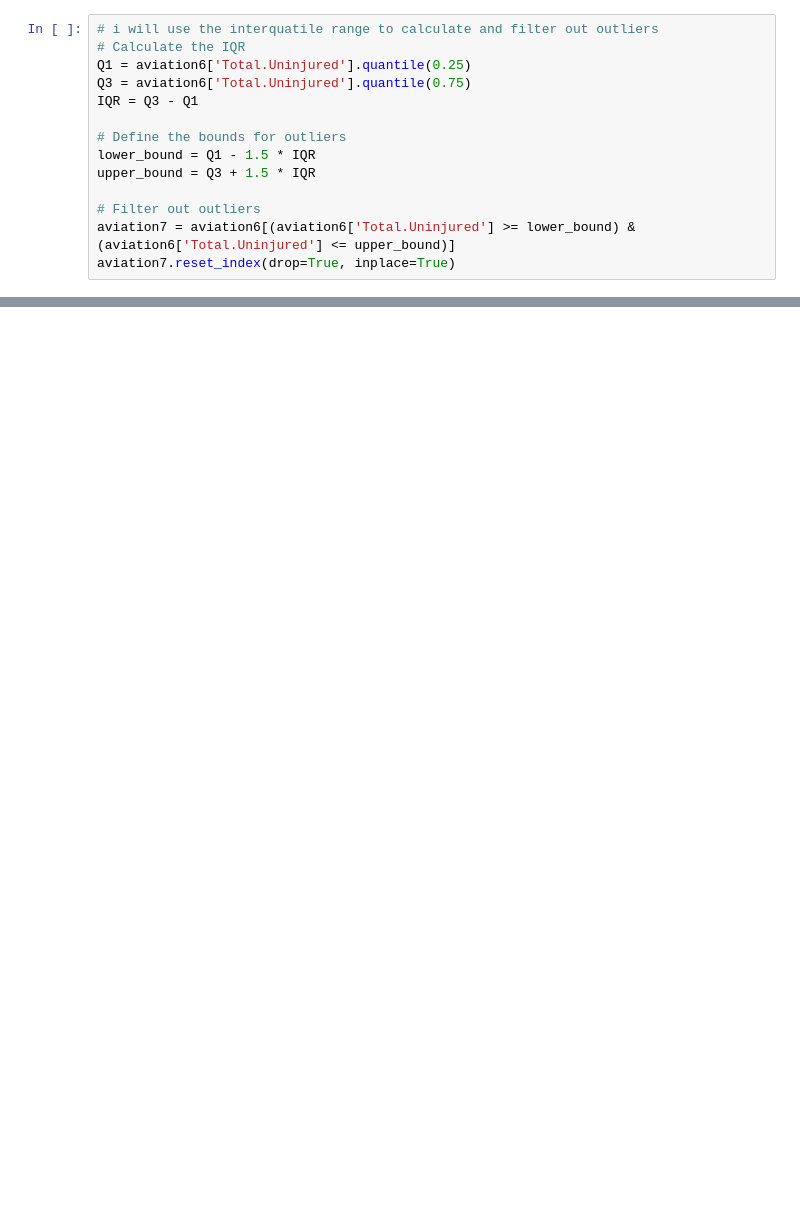
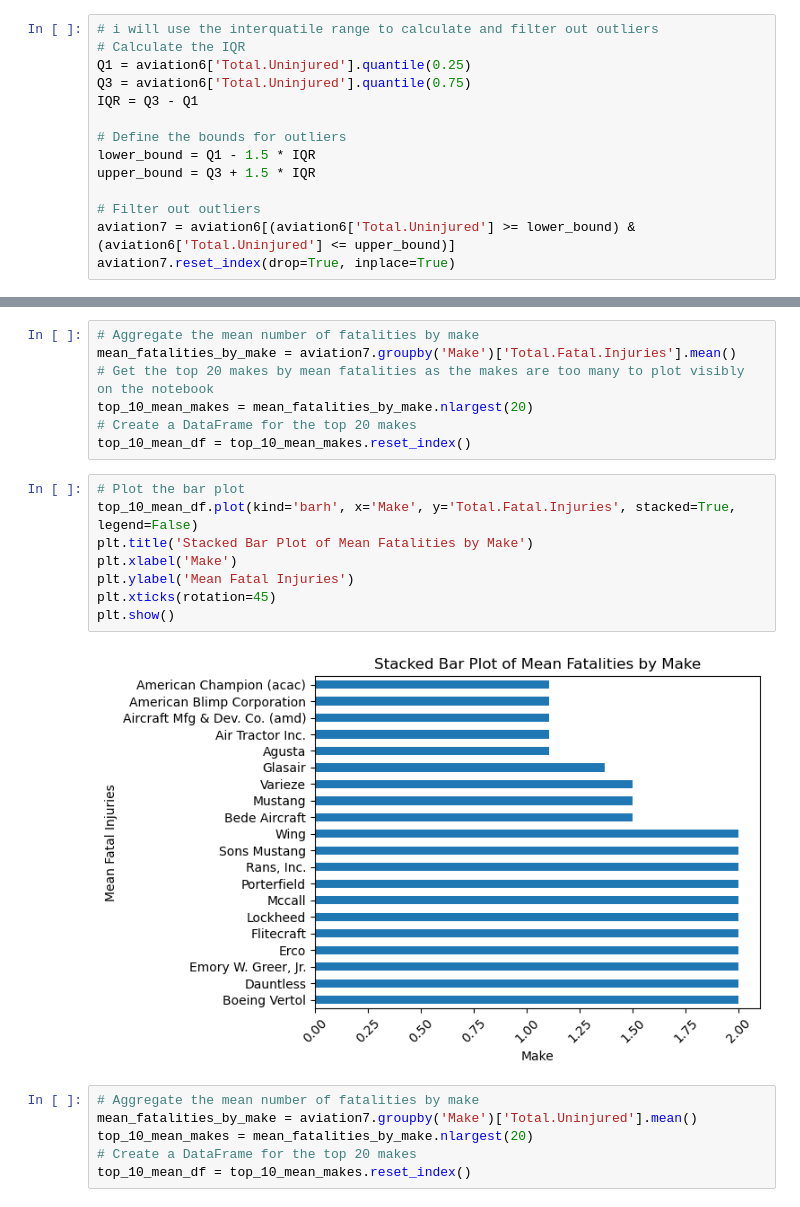
Before and after one commit to Kinyanjui287/dsc-phase-1-project-v3, a Jupyter notebook: student.ipynb, the cells around one changed output, grey strips where cells are left out. Saved outputs shown, nothing was run; the diff lists cells and outputs as text; blank space fills up the shorter version.

```diff
--- a/student.ipynb
+++ b/student.ipynb
@@ -392,0 +404,23 @@ sns.boxplot(x=aviation4["Total.Uninjured"])
+# %%
+# Aggregate the mean number of fatalities by make
+mean_fatalities_by_make = aviation7.groupby('Make')['Total.Fatal.Injuries'].mean()
+# Get the top 20 makes by mean fatalities as the makes are too many to plot visibly on the notebook
+top_10_mean_makes = mean_fatalities_by_make.nlargest(20)
+# Create a DataFrame for the top 20 makes
+top_10_mean_df = top_10_mean_makes.reset_index()
+# %%
+# Plot the bar plot
+top_10_mean_df.plot(kind='barh', x='Make', y='Total.Fatal.Injuries', stacked=True, legend=False)
+plt.title('Stacked Bar Plot of Mean Fatalities by Make')
+plt.xlabel('Make')
+plt.ylabel('Mean Fatal Injuries')
+plt.xticks(rotation=45)
+plt.show()
+# %% [output]
+[figure, added]
+# %%
+# Aggregate the mean number of fatalities by make
+mean_fatalities_by_make = aviation7.groupby('Make')['Total.Uninjured'].mean()
+top_10_mean_makes = mean_fatalities_by_make.nlargest(20)
+# Create a DataFrame for the top 20 makes
+top_10_mean_df = top_10_mean_makes.reset_index()
```
Also changed, not shown: parts of 33 cells of this notebook, 6 other files.
